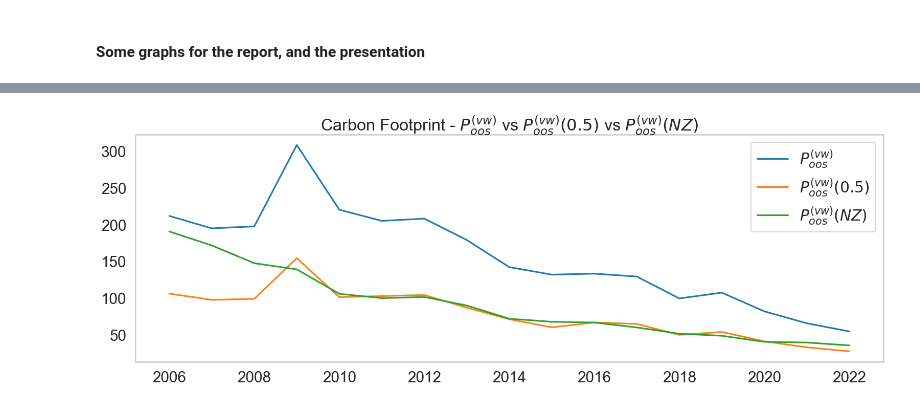
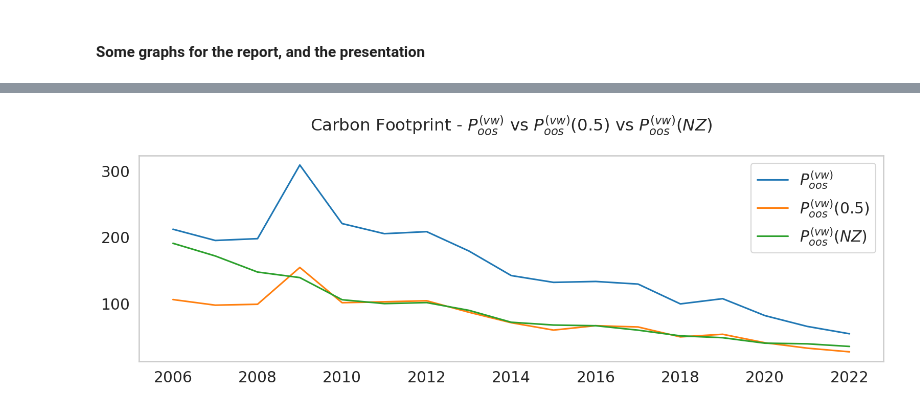
Before and after one commit to dorentinmorina/SAAM, a Jupyter notebook: groupa.ipynb, the cells around one changed output, grey strips where cells are left out. Drawn from its saved outputs; the diff is of its cells as text; code cells hidden in the pictures.

```diff
--- a/groupa.ipynb
+++ b/groupa.ipynb
@@ -870,9 +870,9 @@ stacked_area_plot(weights_vwnz, "$P^{(vw)}_{oos}(NZ)$")
 # %%
 pd.concat([vw_cf, vw05_cf, vwnz_cf], axis=1).plot(kind='line', figsize=(16, 6))
-plt.title('Carbon Footprint - $P^{(vw)}_{oos}$ vs $P^{(vw)}_{oos}(0.5)$ vs $P^{(vw)}_{oos}(NZ)$')
+plt.title('Carbon Footprint - $P^{(vw)}_{oos}$ vs $P^{(vw)}_{oos}(0.5)$ vs $P^{(vw)}_{oos}(NZ)$\n')
 plt.legend(['$P^{(vw)}_{oos}$', '$P^{(vw)}_{oos}(0.5)$', '$P^{(vw)}_{oos}(NZ)$'])
 plt.grid(False)
 plt.tight_layout()
 plt.show()
 # %% [output]
-[figure, old version]
+[figure, new version]
```
Also changed, not shown: parts of 21 cells of this notebook.
